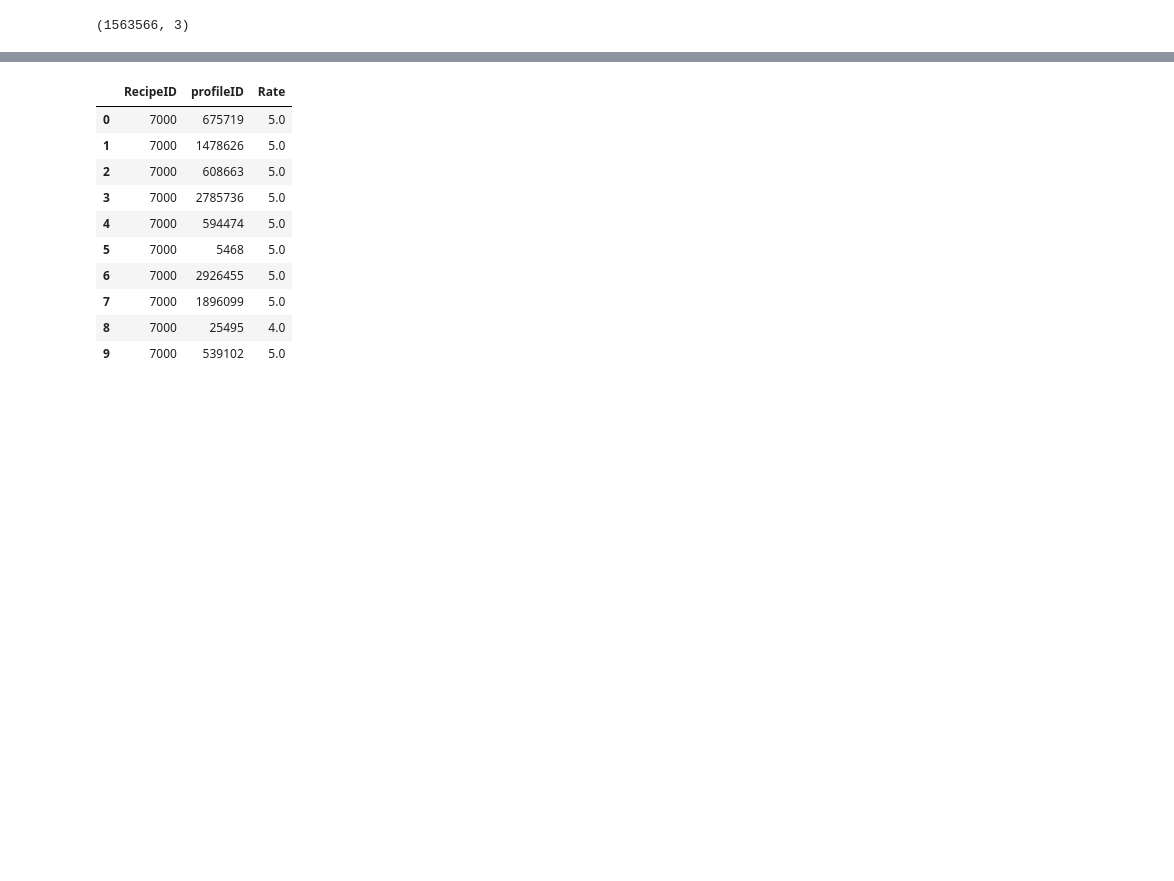
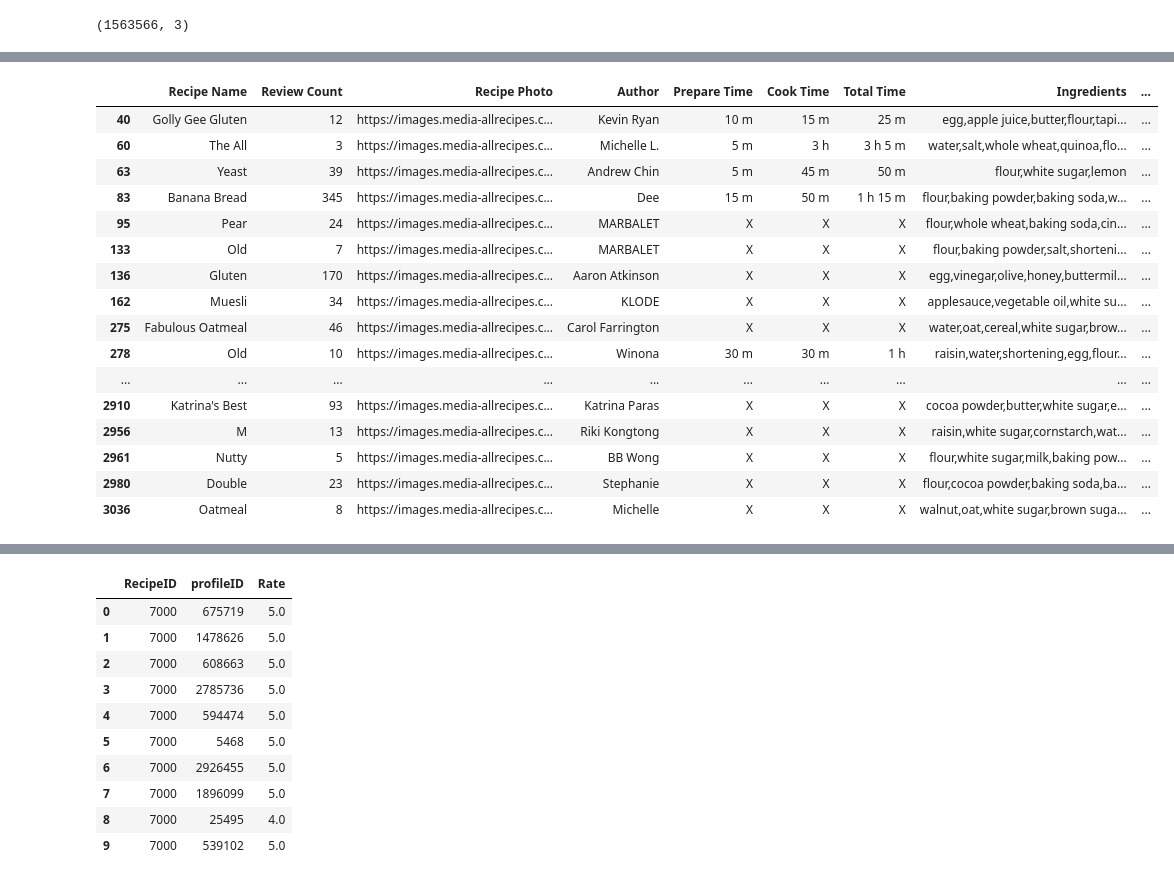
Before and after one commit to imuyip/Recipe-maker, a Jupyter notebook: Part1.ipynb, the cells around one changed output, grey strips where cells are left out. Drawn from its saved outputs; the diff is of its cells as text; code cells hidden in the pictures; blank space fills up the shorter version.

```diff
--- a/Part1.ipynb
+++ b/Part1.ipynb
@@ -74,0 +128,3 @@ recipes.head(10)
+# %%
+recipes["Suffix"] = recipes["Recipe Name"].str.split().str[-1]
+recipes["Suffix"].value_counts()
@@ -74,0 +169,4 @@ recipes.head(10)
+# %%
+recipes['Recipe Name'] = recipes['Recipe Name'].str.replace(r"\''", "\'")
+recipes['Recipe Name'] = recipes['Recipe Name'].str.strip("'")
+recipes.loc[recipes['Suffix'] != 'Recipe'].head()
@@ -74,0 +180,3 @@ recipes.head(10)
+# %%
+recipes["Suffix"] = recipes["Recipe Name"].str.split().str[-1]
+recipes["Suffix"].value_counts()
@@ -74,0 +196,21 @@ recipes.head(10)
+# %%
+pd.set_option('display.max_rows', 500)
+recipes.loc[recipes['Suffix'] != 'Recipe'].head(100)
+# %% [output]
+|  | Recipe Name | Review Count | Recipe Photo | Author | Prepare Time | Cook Time | Total Time | Ingredients | ... |
+| 40 | Golly Gee Gluten | 12 | https://images.media-allrecipes.c... | Kevin Ryan | 10 m | 15 m | 25 m | egg,apple juice,butter,flour,tapi... | ... |
+| 60 | The All | 3 | https://images.media-allrecipes.c... | Michelle L. | 5 m | 3 h | 3 h 5 m | water,salt,whole wheat,quinoa,flo... | ... |
+| 63 | Yeast | 39 | https://images.media-allrecipes.c... | Andrew Chin | 5 m | 45 m | 50 m | flour,white sugar,lemon | ... |
+| 83 | Banana Bread | 345 | https://images.media-allrecipes.c... | Dee | 15 m | 50 m | 1 h 15 m | flour,baking powder,baking soda,w... | ... |
+| 95 | Pear | 24 | https://images.media-allrecipes.c... | MARBALET | X | X | X | flour,whole wheat,baking soda,cin... | ... |
+| 133 | Old | 7 | https://images.media-allrecipes.c... | MARBALET | X | X | X | flour,baking powder,salt,shorteni... | ... |
+| 136 | Gluten | 170 | https://images.media-allrecipes.c... | Aaron Atkinson | X | X | X | egg,vinegar,olive,honey,buttermil... | ... |
+| 162 | Muesli | 34 | https://images.media-allrecipes.c... | KLODE | X | X | X | applesauce,vegetable oil,white su... | ... |
+| 275 | Fabulous Oatmeal | 46 | https://images.media-allrecipes.c... | Carol Farrington | X | X | X | water,oat,cereal,white sugar,brow... | ... |
+| 278 | Old | 10 | https://images.media-allrecipes.c... | Winona | 30 m | 30 m | 1 h | raisin,water,shortening,egg,flour... | ... |
+| ... | ... | ... | ... | ... | ... | ... | ... | ... | ... |
+| 2910 | Katrina's Best | 93 | https://images.media-allrecipes.c... | Katrina Paras | X | X | X | cocoa powder,butter,white sugar,e... | ... |
+| 2956 | M | 13 | https://images.media-allrecipes.c... | Riki Kongtong | X | X | X | raisin,white sugar,cornstarch,wat... | ... |
+| 2961 | Nutty | 5 | https://images.media-allrecipes.c... | BB Wong | X | X | X | flour,white sugar,milk,baking pow... | ... |
+| 2980 | Double | 23 | https://images.media-allrecipes.c... | Stephanie | X | X | X | flour,cocoa powder,baking soda,ba... | ... |
+| 3036 | Oatmeal | 8 | https://images.media-allrecipes.c... | Michelle | X | X | X | walnut,oat,white sugar,brown suga... | ... |
```
Also changed, not shown: parts of 27 cells of this notebook, 1 other file.
